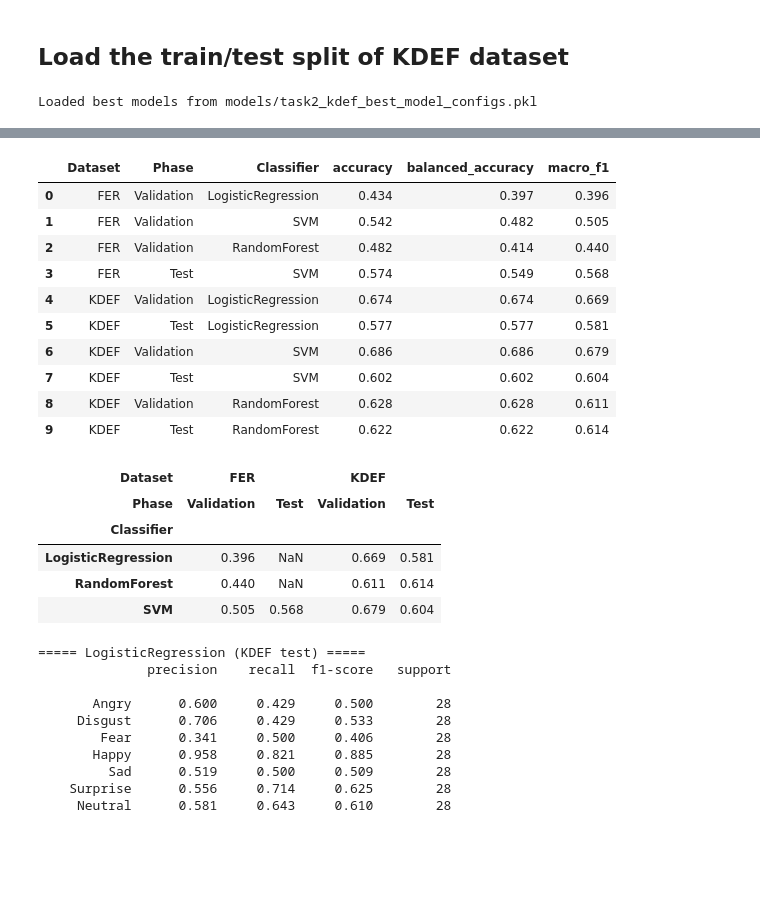
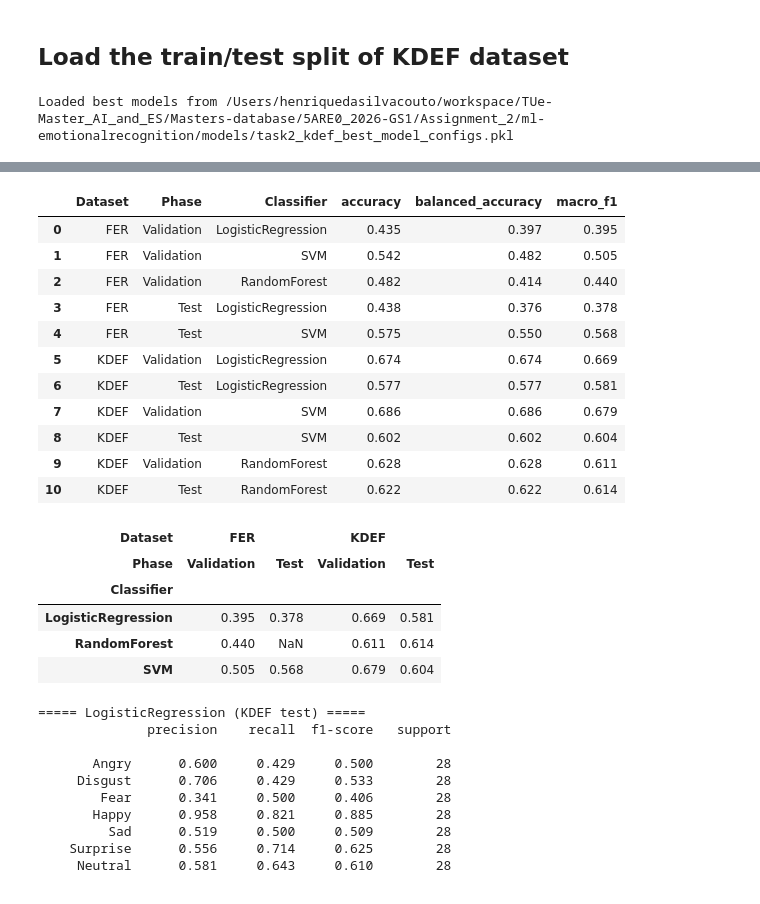
Before and after one commit to thesuacar/ml-emotionalrecognition, a Jupyter notebook: notebooks/02_task2_kdef_dataset_study.ipynb, the cells around one changed output, grey strips where cells are left out. Cells and saved outputs as stored; diff of their text form; code cells hidden in the pictures; blank space fills up the shorter version.

Commit message:
run all notebooks and fix path issues

```diff
--- a/notebooks/02_kdef_dataset_study.ipynb
+++ b/notebooks/02_task2_kdef_dataset_study.ipynb
@@ -1,13 +1,25 @@
 # %%
 import os
+import sys
 from pathlib import Path
 import pandas as pd
-from src.preprocess import preprocess_kdef_image
 import numpy as np
 import pickle
 
+# Find the repository root from wherever Jupyter starts (the notebook's own folder).
+ROOT = next(
+    (p for p in (Path.cwd().resolve(), *Path.cwd().resolve().parents)
+     if (p / "auxFiles/kdef_subject_split.pkl").is_file()),
+    None,
+)
+if ROOT is None:
+    raise FileNotFoundError("Repository root not found")
+if str(ROOT) not in sys.path:
+    sys.path.insert(0, str(ROOT))
 
-ROOT = Path("data/KDEF_and_AKDEF/KDEF")
+from scripts.preprocess import preprocess_kdef_image
+
+KDEF_DIR = ROOT / "data/kdef/KDEF"
 EMOTIONS = {
     "AF": "afraid",
     "AN": "angry",
@@ -41,14 +53,14 @@ FER_EMOTION_DICT = {
 
 FER_EMOTION_LABELS = [emot.split(": ")[1] for emot in FER_EMOTION_DICT.values()]
 # %%
-with open("auxFiles/kdef_subject_split.pkl", "rb") as subj_split:
+with open(ROOT / "auxFiles/kdef_subject_split.pkl", "rb") as subj_split:
     split = pickle.load(subj_split)
     train_subjects = split['train_subjects']
     test_subjects = split['test_subjects']
 
 def load_kdef_into_dataframe():
     records = []
-    for img_path in ROOT.rglob("*.JPG"):
+    for img_path in KDEF_DIR.rglob("*.JPG"):
         stem = img_path.stem
         acquisition = stem[0]   # A or B
         subject = stem[1:4]     # F01, M12, ...
@@ -343,7 +355,7 @@ def find_best_model():
 
     return best_results_df
 # %%
-KDEF_MODEL_FILE_PATH = "models/task2_kdef_best_model_configs.pkl"
+KDEF_MODEL_FILE_PATH = ROOT / "models/task2_kdef_best_model_configs.pkl"
 
 if not Path(KDEF_MODEL_FILE_PATH).exists():
     best_results_df = find_best_model()
@@ -353,7 +365,7 @@ else:
     best_results_df = pd.read_pickle(KDEF_MODEL_FILE_PATH)
     print(f'Loaded best models from {KDEF_MODEL_FILE_PATH}')
 # %% [output]
-Loaded best models from models/task2_kdef_best_model_configs.pkl
+Loaded best models from /Users/henriquedasilvacouto/workspace/TUe-Master_AI_and_ES/Masters-database/5ARE0_2026-GS1/Assignment_2/ml-emotionalrecognition/models/task2_kdef_best_model_configs.pkl
 # %%
 best_results_df
 # %% [output]
@@ -377,7 +389,7 @@ NB1_MODEL_CONV = {"LogReg": "LogisticRegression", "SVM": "SVM", "RF": "RandomFor
 rows = []
 
 
-fer_val = pd.read_csv("figures/task1_validation_results.csv")
+fer_val = pd.read_csv(ROOT / "figures/task1_validation_results.csv")
 fer_val = fer_val[fer_val["features"] == "HOG"]
 
 for _, row in fer_val.iterrows():
@@ -391,48 +403,51 @@ for _, row in fer_val.iterrows():
     })
 
 
-fer_test = pd.read_csv("figures/task1_test_results.csv")
+fer_test = pd.read_csv(ROOT / "figures/task1_test_results.csv")
+# The test file names each model as "<features>+<classifier>", e.g. "HOG+SVM".
+fer_test = fer_test[fer_test["model"].str.startswith("HOG+")]
 
 for _, row in fer_test.iterrows():
     rows.append({
         "Dataset": "FER",
         "Phase": "Test",
-        "Classifier": NB1_MODEL_CONV[row["classifier"]],
+        "Classifier": NB1_MODEL_CONV[row["model"].split("+")[1]],
         "accuracy": row["accuracy"],
         "balanced_accuracy": row["balanced_accuracy"],
         "macro_f1": row["macro_f1"],
     })
 
 for _, row in best_results_df.iterrows():
     rows.append({
         "Dataset": "KDEF",
         "Phase": "Validation",
         "Classifier": row["model"],
         "accuracy": row["mean_test_accuracy"],
         "balanced_accuracy": row["mean_test_balanced_accuracy"],
         "macro_f1": row["mean_test_macro_f1"],
     })
 
     y_pred = row["estimator"].predict(X_test)
     scores = compute_scores(y_test, y_pred)
     rows.append({"Dataset": "KDEF", "Phase": "Test", "Classifier": row["model"], **scores})
 
 
 comparison = pd.DataFrame(rows)
-comparison.to_csv("figures/task2_kdef_vs_fer_results.csv", index=False)
+comparison.to_csv(ROOT / "figures/task2_kdef_vs_fer_results.csv", index=False)
 display(comparison.round(3))
 # %% [output]
 |  | Dataset | Phase | Classifier | accuracy | balanced_accuracy | macro_f1 |
-| 0 | FER | Validation | LogisticRegression | 0.434 | 0.397 | 0.396 |
+| 0 | FER | Validation | LogisticRegression | 0.435 | 0.397 | 0.395 |
 | 1 | FER | Validation | SVM | 0.542 | 0.482 | 0.505 |
 | 2 | FER | Validation | RandomForest | 0.482 | 0.414 | 0.440 |
-| 3 | FER | Test | SVM | 0.574 | 0.549 | 0.568 |
-| 4 | KDEF | Validation | LogisticRegression | 0.674 | 0.674 | 0.669 |
-| 5 | KDEF | Test | LogisticRegression | 0.577 | 0.577 | 0.581 |
-| 6 | KDEF | Validation | SVM | 0.686 | 0.686 | 0.679 |
-| 7 | KDEF | Test | SVM | 0.602 | 0.602 | 0.604 |
-| 8 | KDEF | Validation | RandomForest | 0.628 | 0.628 | 0.611 |
-| 9 | KDEF | Test | RandomForest | 0.622 | 0.622 | 0.614 |
+| 3 | FER | Test | LogisticRegression | 0.438 | 0.376 | 0.378 |
+| 4 | FER | Test | SVM | 0.575 | 0.550 | 0.568 |
+| 5 | KDEF | Validation | LogisticRegression | 0.674 | 0.674 | 0.669 |
+| 6 | KDEF | Test | LogisticRegression | 0.577 | 0.577 | 0.581 |
+| 7 | KDEF | Validation | SVM | 0.686 | 0.686 | 0.679 |
+| 8 | KDEF | Test | SVM | 0.602 | 0.602 | 0.604 |
+| 9 | KDEF | Validation | RandomForest | 0.628 | 0.628 | 0.611 |
+| 10 | KDEF | Test | RandomForest | 0.622 | 0.622 | 0.614 |
 # %%
 ranking = comparison.pivot(index="Classifier", columns=["Dataset", "Phase"], values="macro_f1")
 display(ranking.round(3))
@@ -440,7 +455,7 @@ display(ranking.round(3))
 | Dataset | FER |  | KDEF |  |
 | Phase | Validation | Test | Validation | Test |
 | Classifier |  |  |  |  |
-| LogisticRegression | 0.396 | NaN | 0.669 | 0.581 |
+| LogisticRegression | 0.395 | 0.378 | 0.669 | 0.581 |
 | RandomForest | 0.440 | NaN | 0.611 | 0.614 |
 | SVM | 0.505 | 0.568 | 0.679 | 0.604 |
 # %%
```
Also changed, not shown: parts of 5 cells of this notebook, 13 other files.
